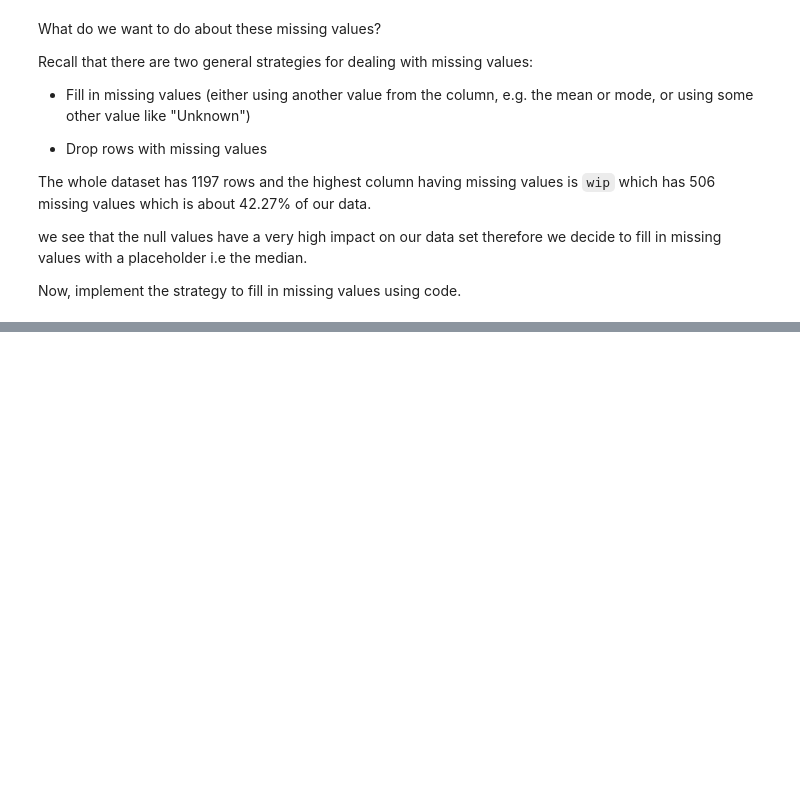
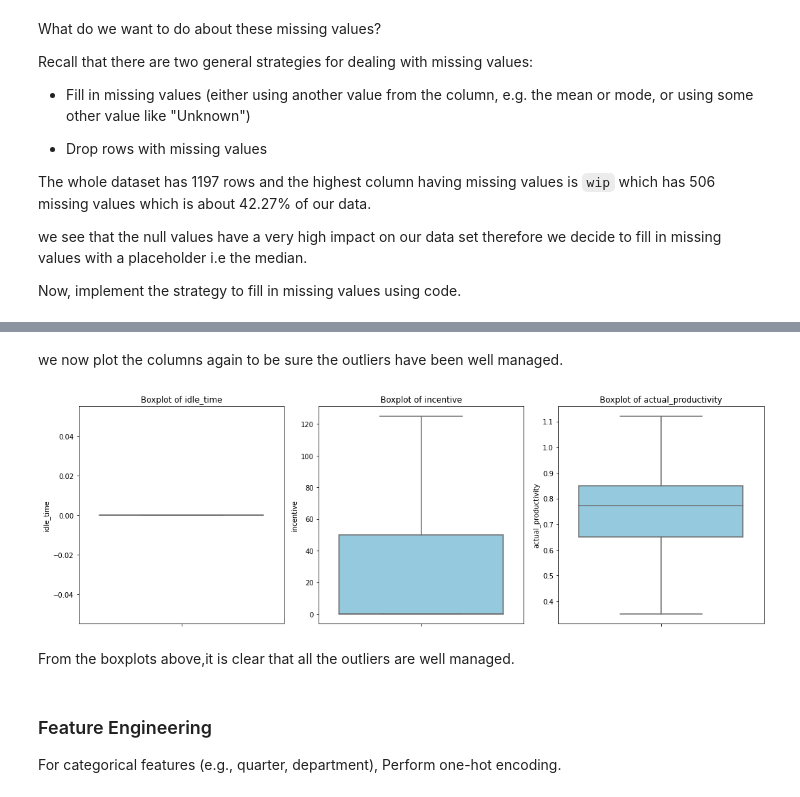
Before and after one commit to Lynn-rose/Garment-Worker-Productivity-Prediction-, a Jupyter notebook: Garment Worker Productivity Prediction .ipynb, the cells around one changed output, grey strips where cells are left out. Saved outputs shown, nothing was run; the diff lists cells and outputs as text; code cells hidden in the pictures; blank space fills up the shorter version.

Commit message:
Dataset cleaning

```diff
--- a/Garment Worker Productivity Prediction .ipynb
+++ b/Garment Worker Productivity Prediction .ipynb
@@ -151,0 +208,45 @@ Now, implement the strategy to fill in missing values using code.
+# %%
+# Function to detect and manage outliers using IQR
+def manage_outliers(df, columns):
+    for column in columns:
+        Q1 = df[column].quantile(0.25)
+        Q3 = df[column].quantile(0.75)
+        IQR = Q3 - Q1
+        lower_bound = Q1 - 1.5 * IQR
+        upper_bound = Q3 + 1.5 * IQR
+
+        # Cap values outside the range
+        df[column] = df[column].clip(lower=lower_bound, upper=upper_bound)
+    return df
+
+# Columns to process
+columns_to_clean = ['idle_time', 'incentive', 'actual_productivity']
+
+# Apply the function
+df = manage_outliers(df, columns_to_clean)
+# %% [markdown]
+we now plot the columns again to be sure the outliers have been well managed.
+# %%
+# Function to plot outliers using boxplots
+def plot_outliers(df, columns):
+    plt.figure(figsize=(15, 5))
+    for i, column in enumerate(columns, 1):
+        plt.subplot(1, len(columns), i)  # Create subplots for each column
+        sns.boxplot(y=df[column], color='skyblue')
+        plt.title(f"Boxplot of {column}")
+        plt.ylabel(column)
+    plt.tight_layout()
+    plt.show()
+
+# Columns to visualize
+columns_to_plot = ['idle_time', 'incentive', 'actual_productivity']
+
+# Call the function
+plot_outliers(df, columns_to_plot)
+# %% [output]
+[figure, added]
+# %% [markdown]
+From the boxplots above,it is clear that all the outliers are well managed.
+# %% [markdown]
+### Feature Engineering
+For categorical features (e.g., quarter, department), Perform one-hot encoding.
```
Also changed, not shown: parts of 6 cells of this notebook.
